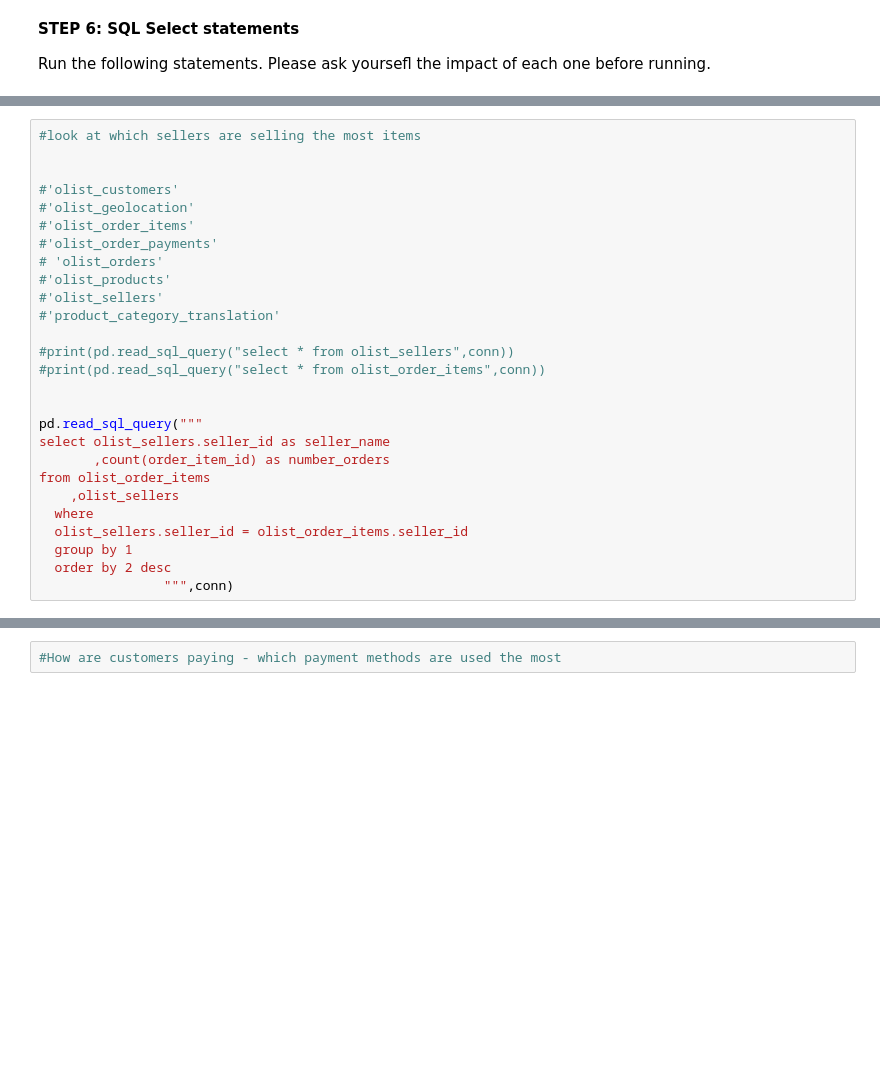
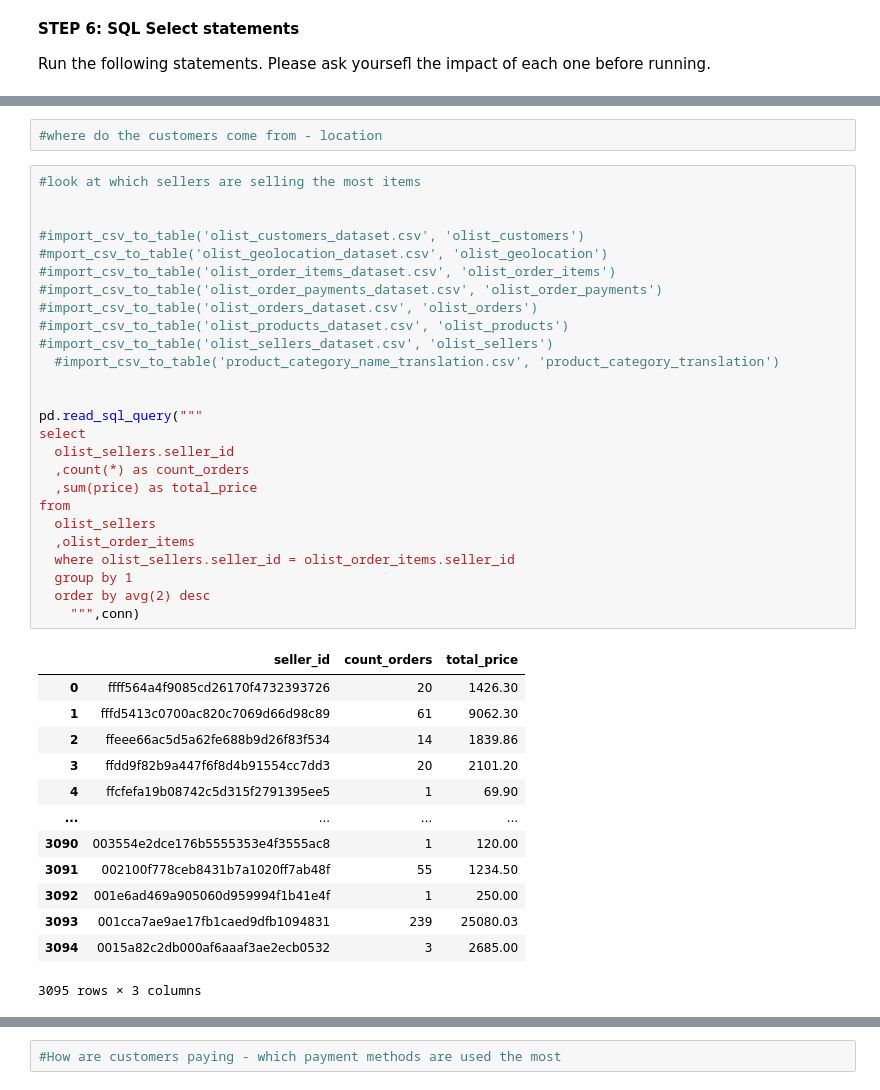
Before and after one commit to actclara/Data-Analyst-Portfolio-, a Jupyter notebook: SQLite_DB_DatSet.ipynb, the cells around one changed output, grey strips where cells are left out. Cells and saved outputs as stored; diff of their text form; blank space fills up the shorter version.

```diff
--- a/SQLite_DB_DatSet.ipynb
+++ b/SQLite_DB_DatSet.ipynb
@@ -275,27 +328,42 @@ pd.read_sql_query("select * from olist_geolocation,olist_customers",conn)
+# %%
+#where do the customers come from - location
 # %%
 #look at which sellers are selling the most items
 
 
-#'olist_customers'
-#'olist_geolocation'
-#'olist_order_items'
-#'olist_order_payments'
-# 'olist_orders'
-#'olist_products'
-#'olist_sellers'
-#'product_category_translation'
-
-#print(pd.read_sql_query("select * from olist_sellers",conn))
-#print(pd.read_sql_query("select * from olist_order_items",conn))
+#import_csv_to_table('olist_customers_dataset.csv', 'olist_customers')
+#mport_csv_to_table('olist_geolocation_dataset.csv', 'olist_geolocation')
+#import_csv_to_table('olist_order_items_dataset.csv', 'olist_order_items')
+#import_csv_to_table('olist_order_payments_dataset.csv', 'olist_order_payments')
+#import_csv_to_table('olist_orders_dataset.csv', 'olist_orders')
+#import_csv_to_table('olist_products_dataset.csv', 'olist_products')
+#import_csv_to_table('olist_sellers_dataset.csv', 'olist_sellers')
+  #import_csv_to_table('product_category_name_translation.csv', 'product_category_translation')
 
 
 pd.read_sql_query("""
-select olist_sellers.seller_id as seller_name
-       ,count(order_item_id) as number_orders
-from olist_order_items
-    ,olist_sellers
-  where
-  olist_sellers.seller_id = olist_order_items.seller_id
+select
+  olist_sellers.seller_id
+  ,count(*) as count_orders
+  ,sum(price) as total_price
+from
+  olist_sellers
+  ,olist_order_items
+  where olist_sellers.seller_id = olist_order_items.seller_id
   group by 1
-  order by 2 desc
-                """,conn)
+  order by avg(2) desc
+    """,conn)
+# %% [output]
+|  | seller_id | count_orders | total_price |
+| 0 | ffff564a4f9085cd26170f4732393726 | 20 | 1426.30 |
+| 1 | fffd5413c0700ac820c7069d66d98c89 | 61 | 9062.30 |
+| 2 | ffeee66ac5d5a62fe688b9d26f83f534 | 14 | 1839.86 |
+| 3 | ffdd9f82b9a447f6f8d4b91554cc7dd3 | 20 | 2101.20 |
+| 4 | ffcfefa19b08742c5d315f2791395ee5 | 1 | 69.90 |
+| ... | ... | ... | ... |
+| 3090 | 003554e2dce176b5555353e4f3555ac8 | 1 | 120.00 |
+| 3091 | 002100f778ceb8431b7a1020ff7ab48f | 55 | 1234.50 |
+| 3092 | 001e6ad469a905060d959994f1b41e4f | 1 | 250.00 |
+| 3093 | 001cca7ae9ae17fb1caed9dfb1094831 | 239 | 25080.03 |
+| 3094 | 0015a82c2db000af6aaaf3ae2ecb0532 | 3 | 2685.00 |
+3095 rows × 3 columns
```
Also changed, not shown: parts of 9 cells of this notebook.
